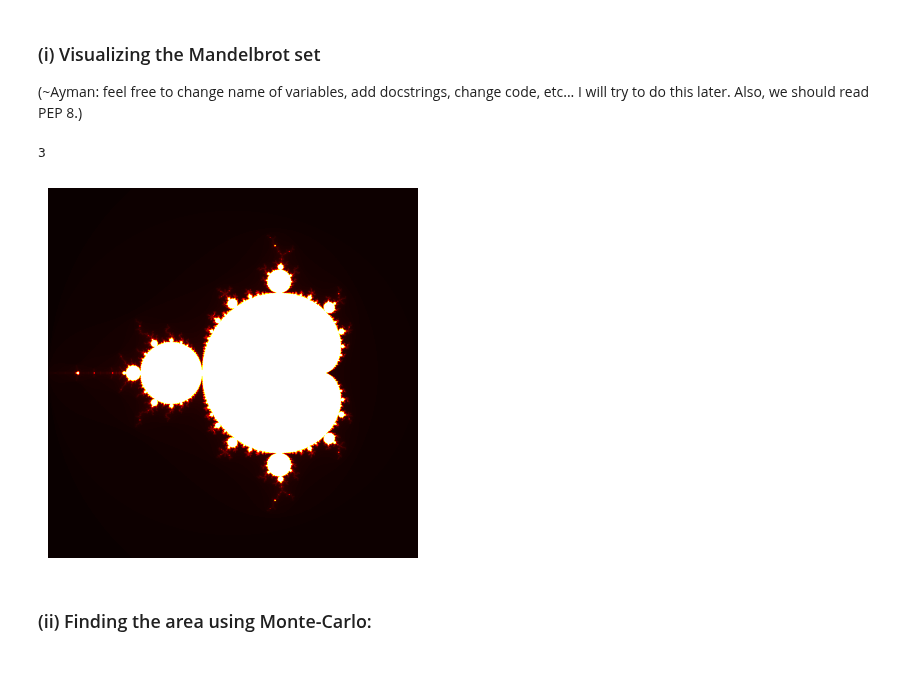
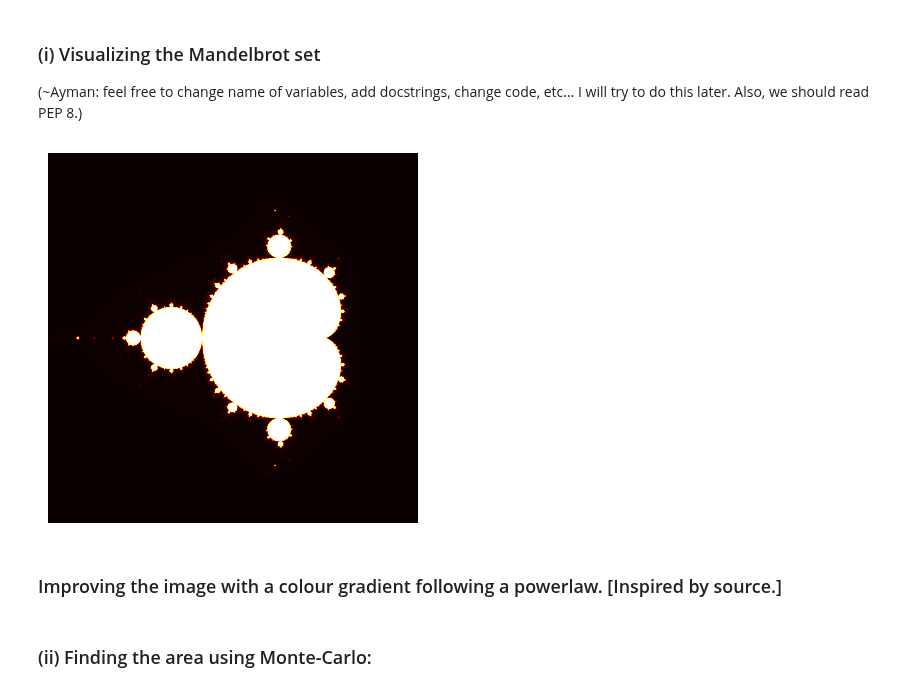
Before and after one commit to LodeVermeulen/stochastic-simulation, a Jupyter notebook: Homework 1/exercise1.ipynb, the cells around one changed output. Saved outputs shown, nothing was run; the diff lists cells and outputs as text; code cells hidden in the pictures.

```diff
--- a/Homework 1/exercise1.ipynb
+++ b/Homework 1/exercise1.ipynb
@@ -12,7 +14,7 @@ import tqdm
 ALL GLOBAL CONSTANTS HERE:
 # %%
 # Section (i)
-MAX_ITERATIONS = 255
+MAX_ITERATIONS = 1000
 STANDARD_REAL_MIN = -2
 STANDARD_REAL_MAX = 1
 STANDARD_COMPLEX_MIN = -1.5
@@ -43,32 +45,31 @@ def mandelbrot_sequence(c,iter):
         counter += 1
         z = z ** 2 + c
     return counter
-# %%
-print(mandelbrot_sequence(c=1,iter=MAX_ITERATIONS))
-# %% [output]
-3
 # %%
 def plot_mandelbrot_fractal(real_min, real_max, imaginary_min, imaginary_max, width, height):
     """
-        Inspiration from wiki python + pseudo code. (I will add a description later.)
+        Inspiration from wiki python + pseudo code + https://medium.com/swlh/visualizing-the-mandelbrot-set-using-python-50-lines-f6aa5a05cf0f.
+          (I will add a description later.)
         I will also add comments later when I have time.
     """
     image = np.zeros(shape = (height, width))
 
     real_range = np.linspace(real_min, real_max, width)
     imaginary_range = np.linspace(imaginary_min, imaginary_max, height)
 
-    for i, real in enumerate(real_range):
+    for i, real in enumerate(tqdm.tqdm(real_range, desc="Progress")):
         for j, imaginary in enumerate(imaginary_range):
             c = complex(real, imaginary)
             image[j, i] = mandelbrot_sequence(c=c,iter=MAX_ITERATIONS)
 
     _, ax = plt.subplots()
     ax.imshow(image, cmap="hot", extent=(real_min, real_max, imaginary_min, imaginary_max))
     ax.axis("off")
     plt.show()
 
 # change width and height accordingly
 plot_mandelbrot_fractal(STANDARD_REAL_MIN, STANDARD_REAL_MAX, STANDARD_COMPLEX_MIN, STANDARD_COMPLEX_MAX, 1000, 850)
 # %% [output]
-[figure, old version]
+[figure, new version]
+# %% [markdown]
+### Improving the image with a colour gradient following a powerlaw. [Inspired by source.]
```
Also changed, not shown: parts of 9 cells of this notebook, 1 other file.
